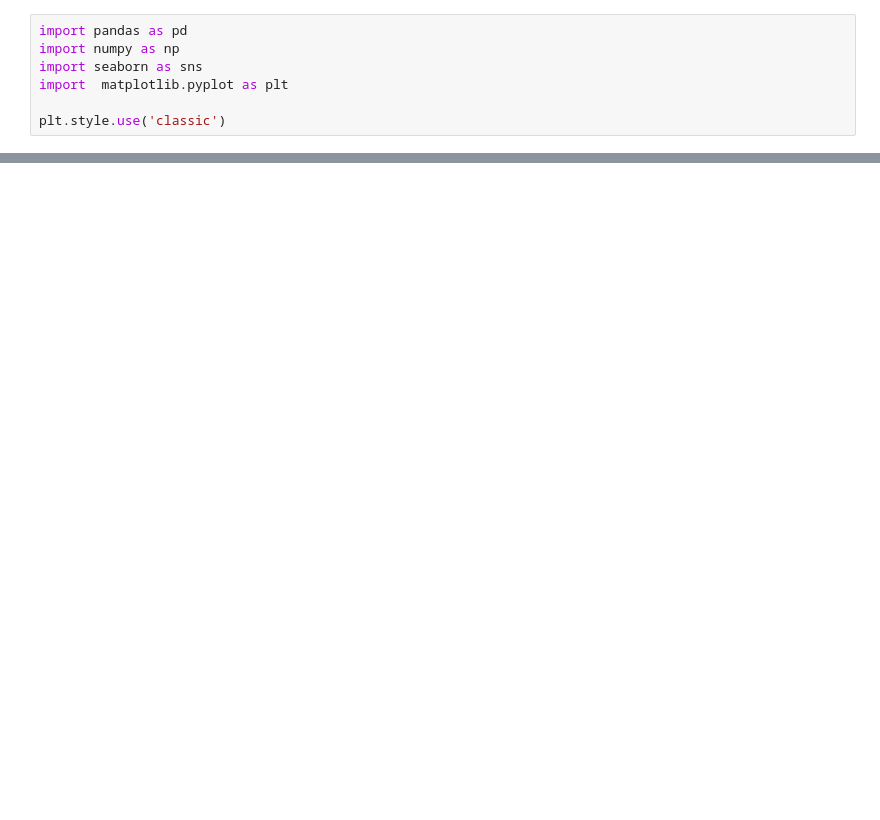
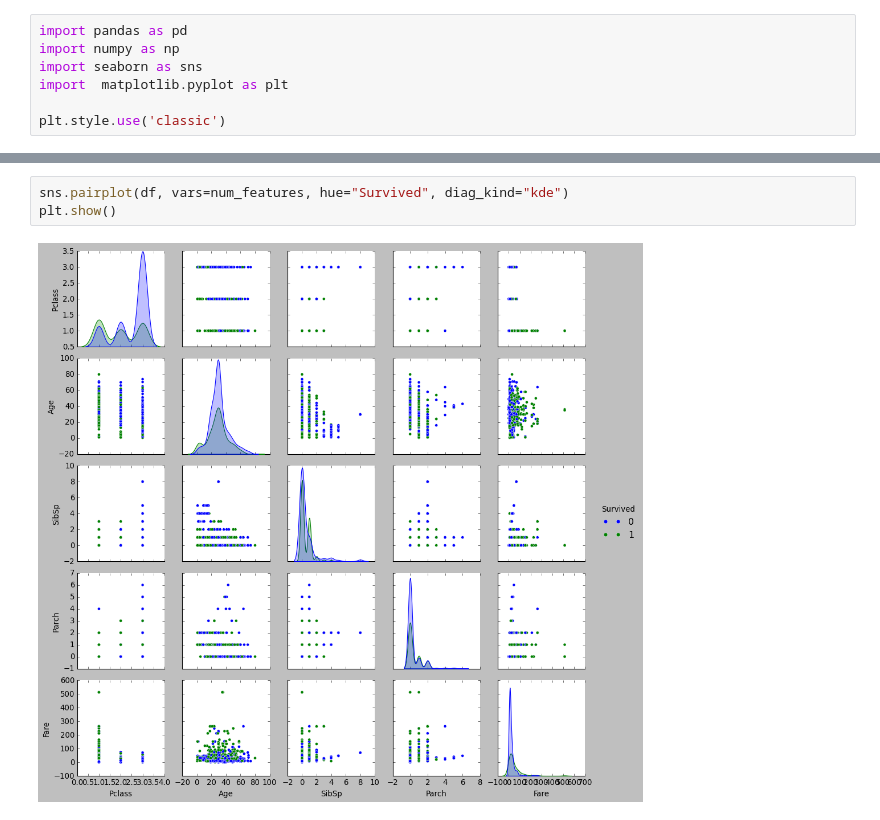
Before and after one commit to KyleSDeveloper/mini-project-1, a Jupyter notebook: main.ipynb, the cells around one changed output, grey strips where cells are left out. Saved outputs shown, nothing was run; the diff lists cells and outputs as text; blank space fills up the shorter version.

```diff
--- a/main.ipynb
+++ b/main.ipynb
@@ -9,0 +42,5 @@ df = pd.read_csv("train.csv")
+# %%
+sns.pairplot(df, vars=num_features, hue="Survived", diag_kind="kde")
+plt.show()
+# %% [output]
+[figure, added]
```
Also changed, not shown: parts of 22 cells of this notebook.
